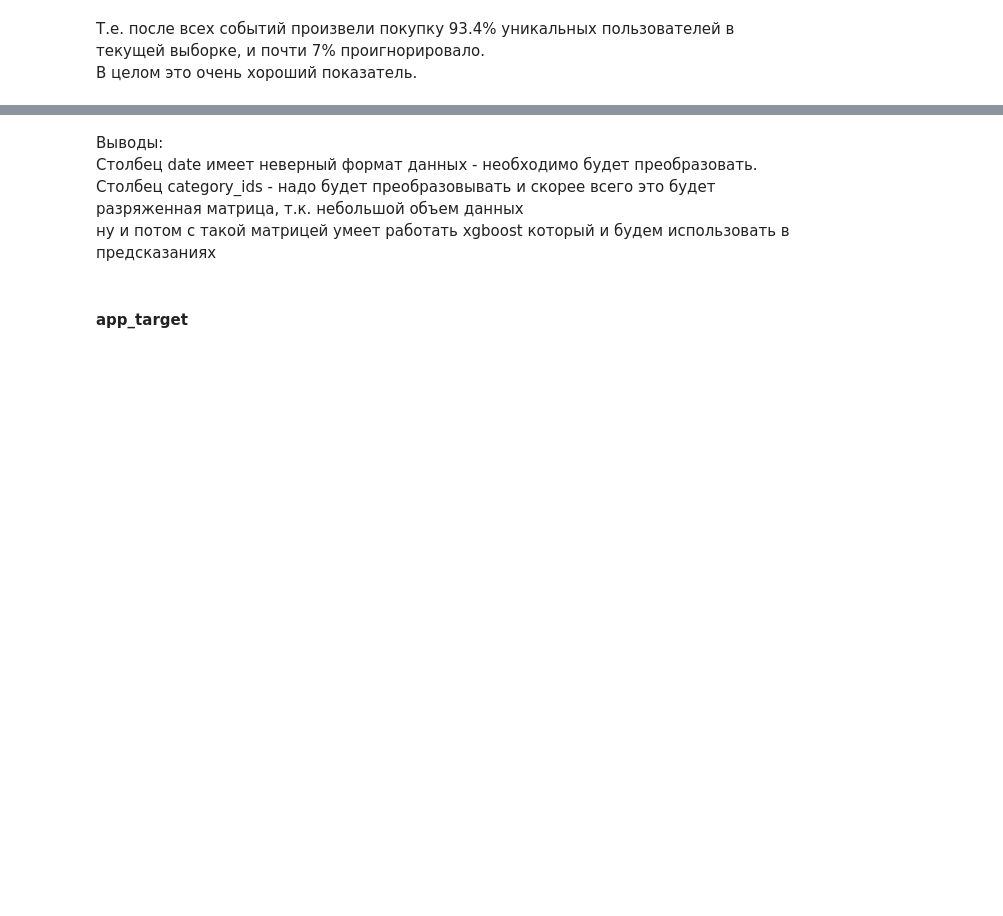
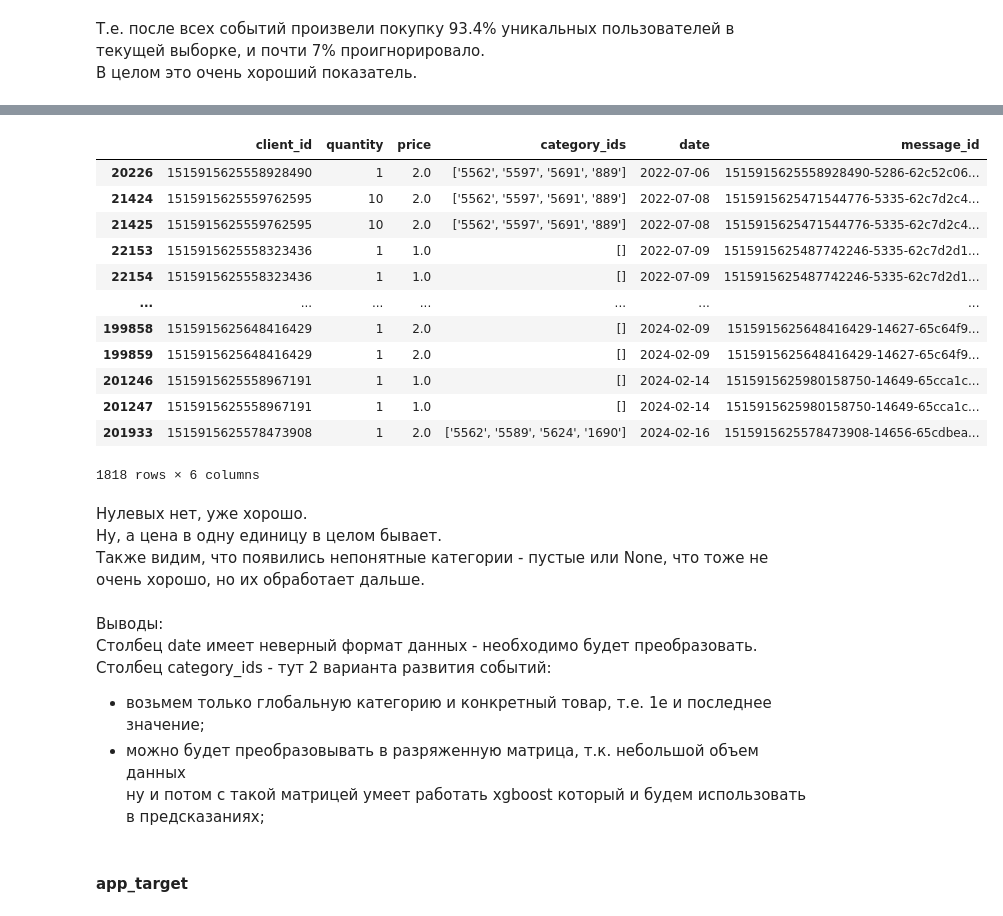
Before and after one commit to Ankudar/yandex_practicum_ds, a Jupyter notebook: 11) Masterskaya_2/notebook/project.ipynb, the cells around one changed output, grey strips where cells are left out. Saved outputs shown, nothing was run; the diff lists cells and outputs as text; code cells hidden in the pictures; blank space fills up the shorter version.

```diff
--- a/11) Masterskaya_2/notebook/project.ipynb
+++ b/11) Masterskaya_2/notebook/project.ipynb
@@ -303,8 +407,31 @@ display(app_prch['client_id'].nunique() / app_msg['client_id'].nunique())
+# %%
+# здесь нам интересно глянуть цены, сколько нулей и где
+app_prch[app_prch['price'] < 3]
+# %% [output]
+|  | client_id | quantity | price | category_ids | date | message_id |
+| 20226 | 1515915625558928490 | 1 | 2.0 | ['5562', '5597', '5691', '889'] | 2022-07-06 | 1515915625558928490-5286-62c52c06... |
+| 21424 | 1515915625559762595 | 10 | 2.0 | ['5562', '5597', '5691', '889'] | 2022-07-08 | 1515915625471544776-5335-62c7d2c4... |
+| 21425 | 1515915625559762595 | 10 | 2.0 | ['5562', '5597', '5691', '889'] | 2022-07-08 | 1515915625471544776-5335-62c7d2c4... |
+| 22153 | 1515915625558323436 | 1 | 1.0 | [] | 2022-07-09 | 1515915625487742246-5335-62c7d2d1... |
+| 22154 | 1515915625558323436 | 1 | 1.0 | [] | 2022-07-09 | 1515915625487742246-5335-62c7d2d1... |
+| ... | ... | ... | ... | ... | ... | ... |
+| 199858 | 1515915625648416429 | 1 | 2.0 | [] | 2024-02-09 | 1515915625648416429-14627-65c64f9... |
+| 199859 | 1515915625648416429 | 1 | 2.0 | [] | 2024-02-09 | 1515915625648416429-14627-65c64f9... |
+| 201246 | 1515915625558967191 | 1 | 1.0 | [] | 2024-02-14 | 1515915625980158750-14649-65cca1c... |
+| 201247 | 1515915625558967191 | 1 | 1.0 | [] | 2024-02-14 | 1515915625980158750-14649-65cca1c... |
+| 201933 | 1515915625578473908 | 1 | 2.0 | ['5562', '5589', '5624', '1690'] | 2024-02-16 | 1515915625578473908-14656-65cdbea... |
+1818 rows × 6 columns
+# %% [markdown]
+Нулевых нет, уже хорошо.
+Ну, а цена в одну единицу в целом бывает.
+Также видим, что появились непонятные категории - пустые или None, что тоже не очень хорошо, но их обработает дальше.
 # %% [markdown]
 Выводы:
 Столбец  date имеет неверный формат данных - необходимо будет преобразовать.
-Столбец category_ids - надо будет преобразовывать и скорее всего это будет разряженная матрица, т.к. небольшой объем данных
-ну и потом с такой матрицей умеет работать xgboost который и будем использовать в предсказаниях
+Столбец category_ids - тут 2 варианта развития событий:
+- возьмем только глобальную категорию и конкретный товар, т.е. 1е и последнее значение;
+- можно будет преобразовывать в разряженную матрица, т.к. небольшой объем данных
+ну и потом с такой матрицей умеет работать xgboost который и будем использовать в предсказаниях;
 # %% [markdown]
 #### app_target
 # %%
```
Also changed, not shown: parts of 38 cells of this notebook.
